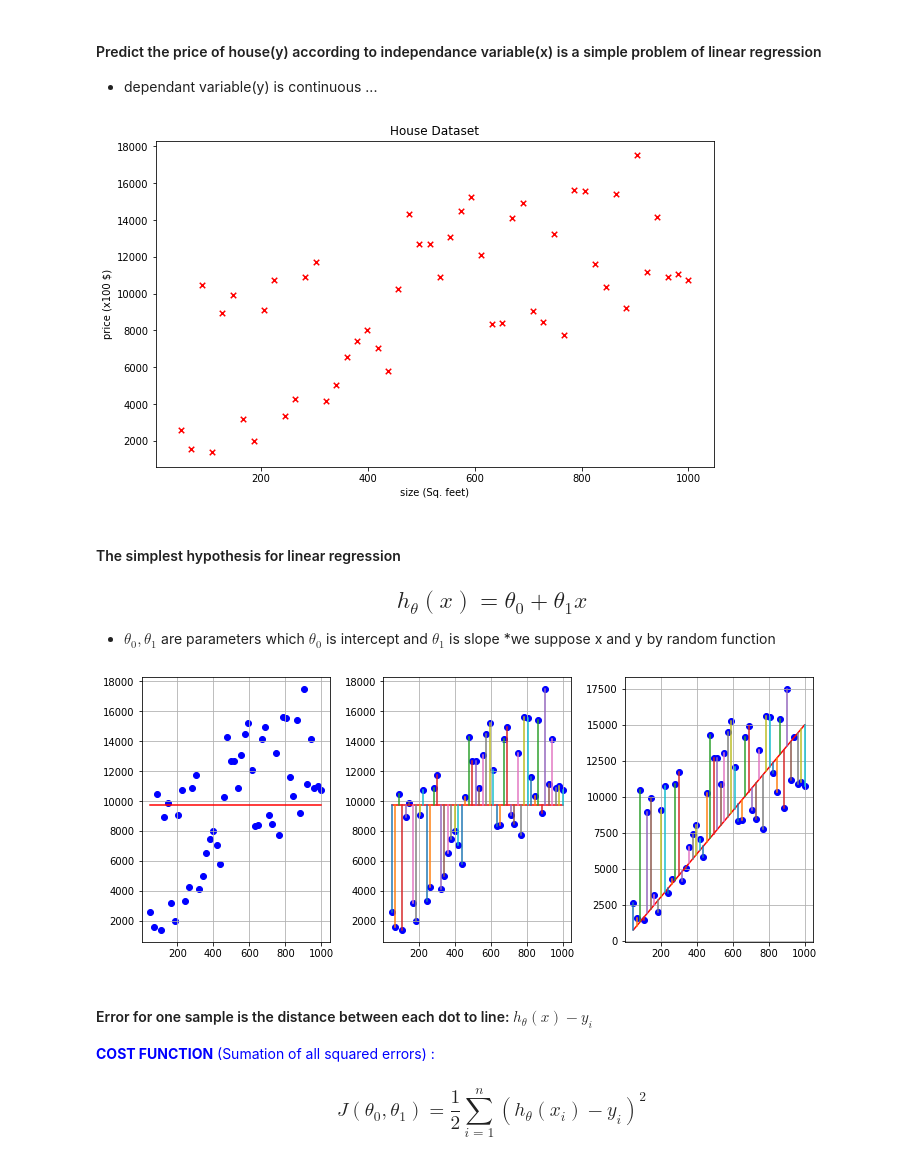
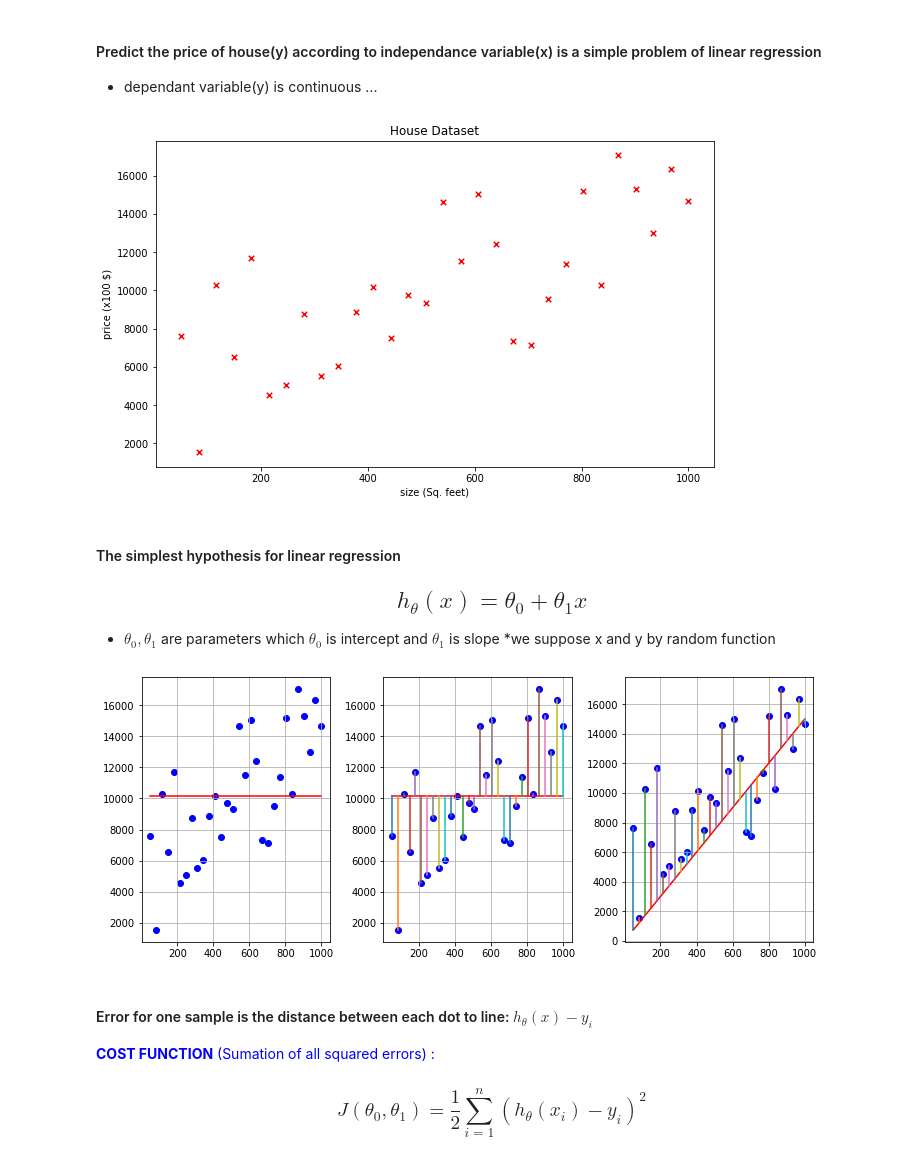
Before and after one commit to MemoGhazi/ML_teaching, a Jupyter notebook: regression_teach.ipynb, the cells around one changed output. Saved outputs shown, nothing was run; the diff lists cells and outputs as text; code cells hidden in the pictures.

```diff
--- a/regression_teach.ipynb
+++ b/regression_teach.ipynb
@@ -15,26 +16,26 @@ import numpy as np
 # %%
 # rand(d0, d1, …, dn)	Random values in a given shape.
 # randn(d0, d1, …, dn)	Return a sample (or samples) from the “standard normal” distribution.
 # randint(low[, high, size, dtype])	Return random integers from low (inclusive) to high (exclusive).
 # random_integers(low[, high, size])	Random integers of type np.int between low and high, inclusive.
 # random_sample([size])	Return random floats in the half-open interval [0.0, 1.0).
 # random([size])	Return random floats in the half-open interval [0.0, 1.0).
 # ranf([size])	Return random floats in the half-open interval [0.0, 1.0).
 # sample([size])	Return random floats in the half-open interval [0.0, 1.0).
 # choice(a[, size, replace, p])	Generates a random sample from a given 1-D array
 # bytes(length)	Return random bytes.
-num = 50
+num = 30
 x = np.linspace(50,1000,num=num)
 y = 10*x  +  np.random.uniform(low=0, high=10000, size=(num,))
 
 plt.figure(figsize=(10, 6))
 plt.scatter(x, y, s=30, c='r', marker='x')
 plt.xlabel('size (Sq. feet)')
 plt.ylabel('price (x100 $)')
 plt.title('House Dataset')
 plt.show()
 # %% [output]
-[figure, old version]
+[figure, new version]
 # %% [markdown]
 #### The simplest hypothesis for linear regression
 
@@ -67,7 +68,7 @@ for i in range(x.shape[0]):
     plt.plot((x[i],x[i]),(y[i],y_2[i]))
 plt.grid()
 # %% [output]
-[figure, old version]
+[figure, new version]
 # %% [markdown]
 #### Error for one sample is the distance between each dot to line:    $ h_\theta(x) - y_i $
 <font color="blue">  <b>COST FUNCTION</b> (Sumation of all squared errors) : </font>
```
Also changed, not shown: parts of 29 cells of this notebook.
